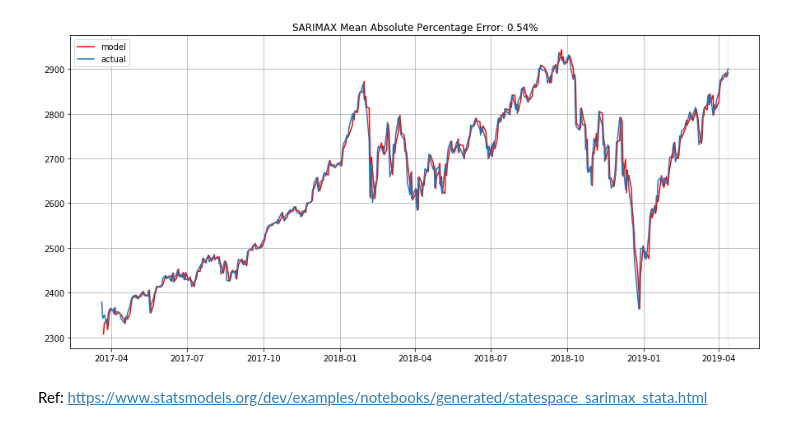
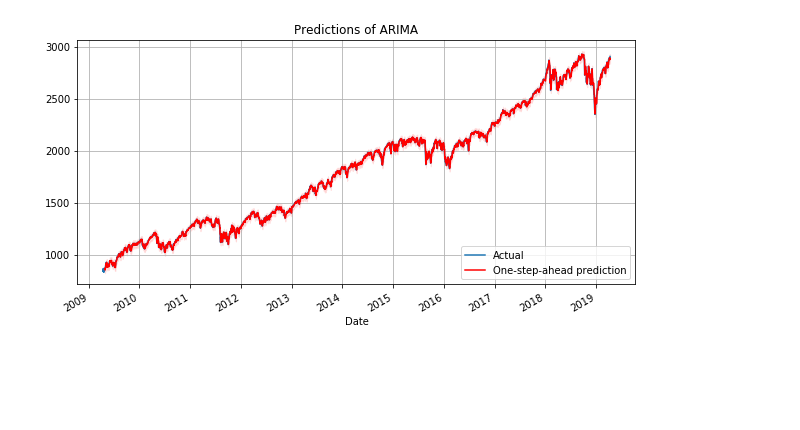
Before and after one commit to olekssy/quant-finance, a Jupyter notebook: Seasonal-ARIMA.ipynb, the cells around one changed output. Drawn from its saved outputs; the diff is of its cells as text; code cells hidden in the pictures; blank space fills up the shorter version.

```diff
--- a/Seasonal-ARIMA.ipynb
+++ b/Seasonal-ARIMA.ipynb
@@ -170,0 +40,5 @@ Combinations of parameters = 81
+# %%
+%%time
+
+# Optimize model
+p, q, ps, qs = arima.optimize(data, p, d, q, ps, ds, qs, s, display=True)
@@ -171,9 +62,6 @@ Combinations of parameters = 81
 # %%
-%%time
-
-# optimize parameters of ARIMA
-parameters_opt = model.optimize()
-p, q, ps, qs = parameters_opt.parameters[0]
-best_model = sm.tsa.statespace.SARIMAX(data, order=(p, d, q),
-                                       seasonal_order=(ps, ds, qs, s)).fit(disp=-1)
+# Build optimal ARIMA model
+model = sm.tsa.statespace.SARIMAX(data, order=(p, d, q), seasonal_order=(ps, ds, qs, s))
+result = model.filter(model.fit(disp=False).params)
+result.summary()
 # %% [output]
@@ -221,7 +90,6 @@ tsplot(best_model.resid[s + 1:], lags=60)
-# %%
-# Make predictions
-plot_results(series, model=best_model)
-# %% [output]
-[figure, removed]
-# %% [markdown]
-Ref: https://www.statsmodels.org/dev/examples/notebooks/generated/statespace_sarimax_stata.html
+# %%
+# Make one-step-ahead prediction
+# Plot predictions against actual data
+prediction = arima.predict(data, result, n_predict, graph=True)
+# %% [output]
+[figure, added]
```
Also changed, not shown: parts of 18 cells of this notebook, 12 other files.
